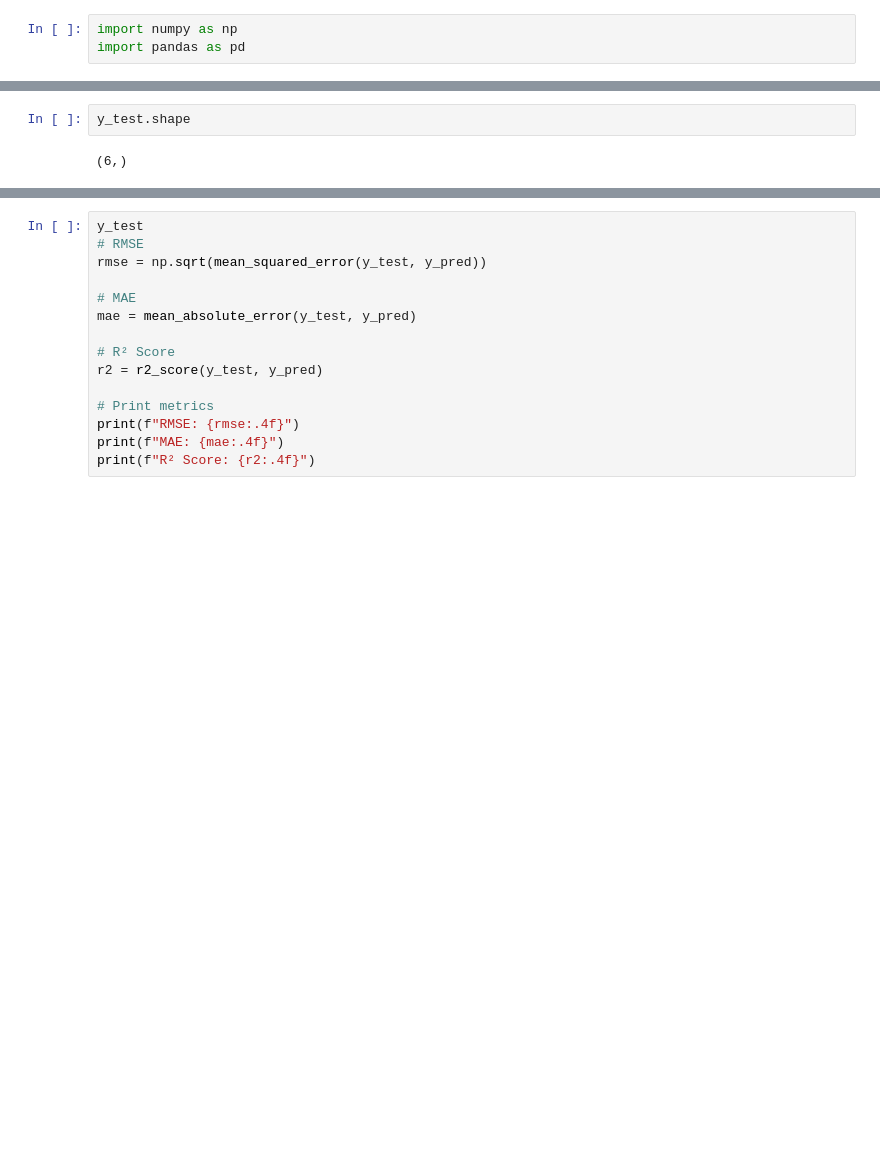
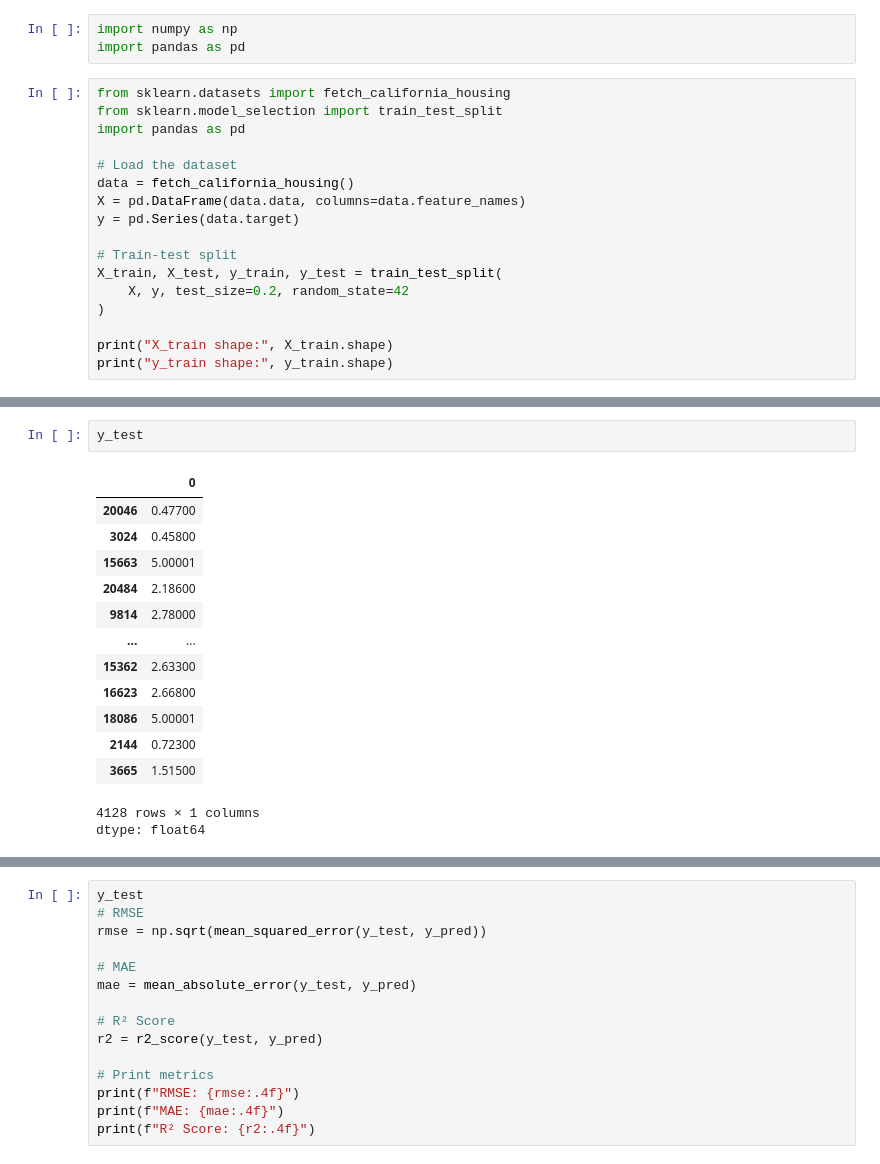
Before and after one commit to notnsas/cs229-ml-from-scratch, a Jupyter notebook: cs229_ml_from_scratch.ipynb, the cells around one changed output, grey strips where cells are left out. Saved outputs shown, nothing was run; the diff lists cells and outputs as text; blank space fills up the shorter version.

```diff
--- a/cs229_ml_from_scratch.ipynb
+++ b/cs229_ml_from_scratch.ipynb
@@ -1848,3 +1872,20 @@ array([[0., 0., 0., 0.],
 # %%
 import numpy as np
 import pandas as pd
+# %%
+from sklearn.datasets import fetch_california_housing
+from sklearn.model_selection import train_test_split
+import pandas as pd
+
+# Load the dataset
+data = fetch_california_housing()
+X = pd.DataFrame(data.data, columns=data.feature_names)
+y = pd.Series(data.target)
+
+# Train-test split
+X_train, X_test, y_train, y_test = train_test_split(
+    X, y, test_size=0.2, random_state=42
+)
+
+print("X_train shape:", X_train.shape)
+print("y_train shape:", y_train.shape)
@@ -2117,4 +2187,17 @@ R² Score: 1.0000
 # %%
-y_test.shape
+y_test
 # %% [output]
+|  | 0 |
+| 20046 | 0.47700 |
+| 3024 | 0.45800 |
+| 15663 | 5.00001 |
+| 20484 | 2.18600 |
+| 9814 | 2.78000 |
+| ... | ... |
+| 15362 | 2.63300 |
+| 16623 | 2.66800 |
+| 18086 | 5.00001 |
+| 2144 | 0.72300 |
+| 3665 | 1.51500 |
-(6,)
+4128 rows × 1 columns
+dtype: float64
```
Also changed, not shown: parts of 9 cells of this notebook.
